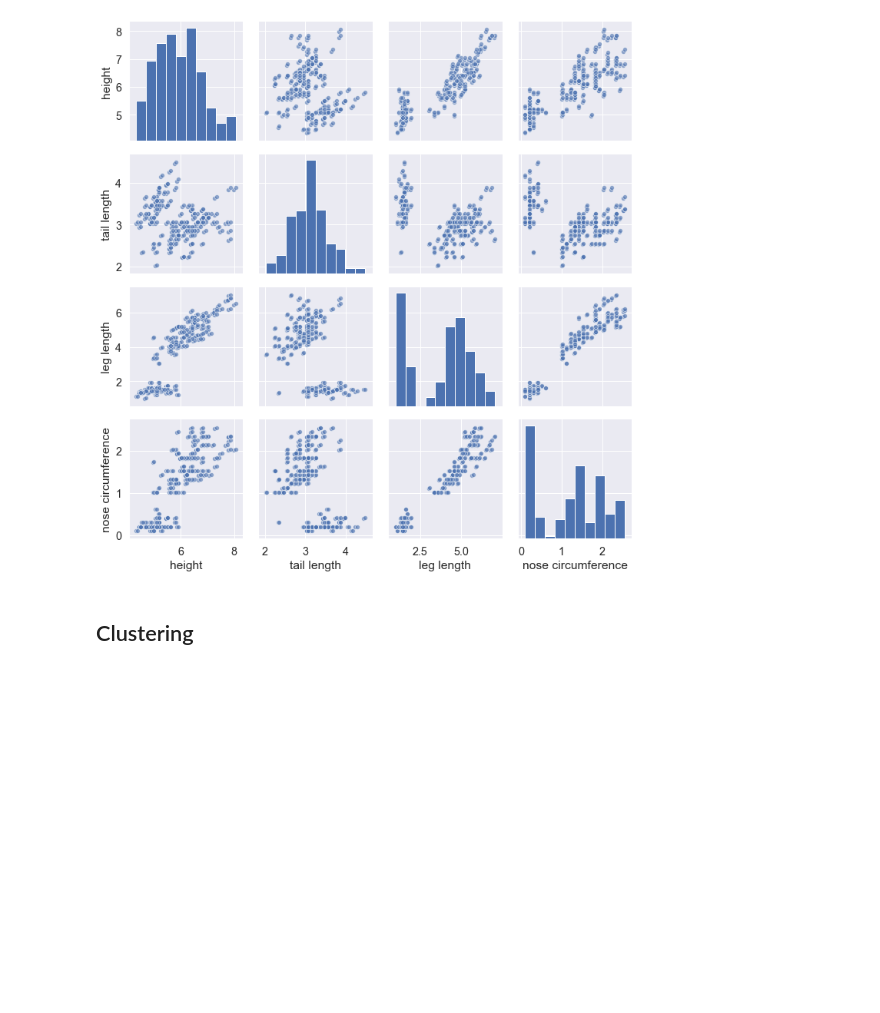
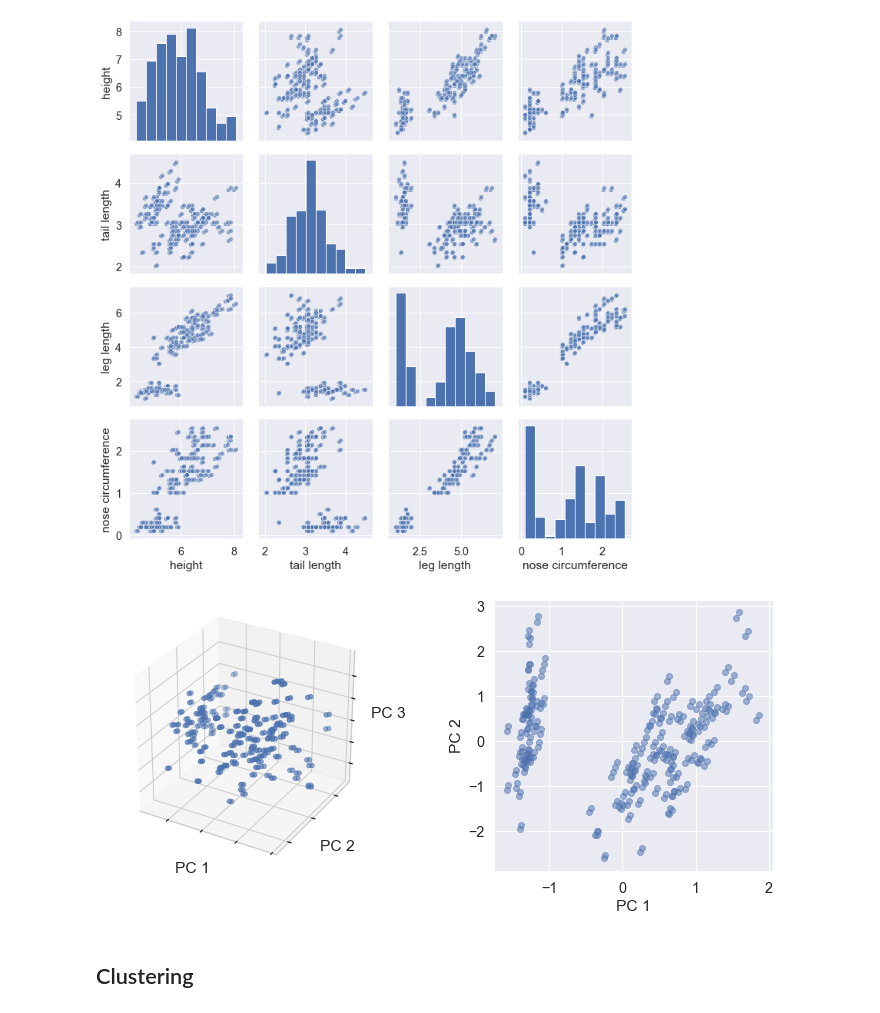
Before and after one commit to animaviridis/dmv-practicals, a Jupyter notebook: assessment/assignment1/task1/task1.ipynb, the cells around one changed output. Cells and saved outputs as stored; diff of their text form; code cells hidden in the pictures; blank space fills up the shorter version.

```diff
--- a/assessment/assignment1/task1/task1.ipynb
+++ b/assessment/assignment1/task1/task1.ipynb
@@ -116,3 +155,7 @@ sns.pairplot(data=data, kind='scatter', plot_kws={'alpha': 0.6, 'lw': 0})
+# %%
+pca_scatter()
+# %% [output]
+[figure, added]
 # %% [markdown]
 ## Clustering
 # %%
```
Also changed, not shown: parts of 15 cells of this notebook.
